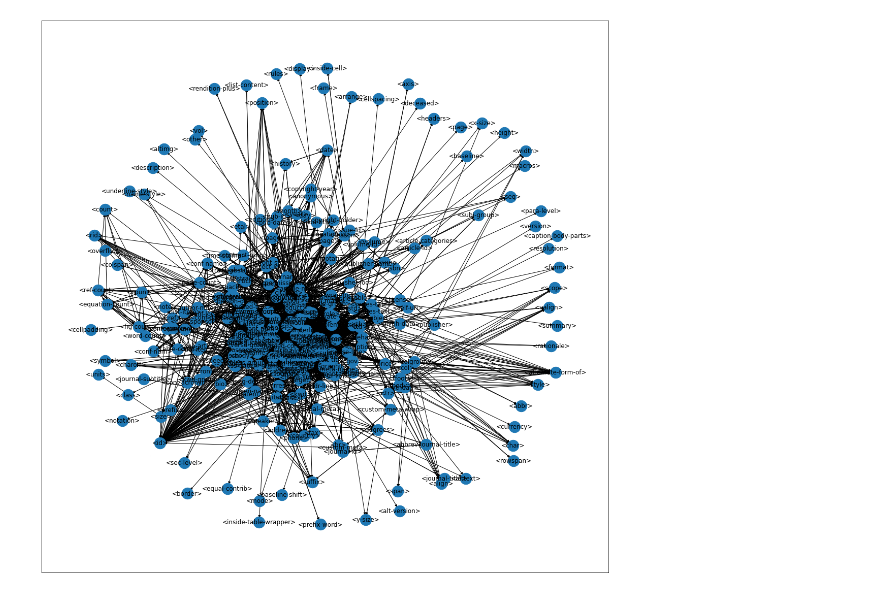
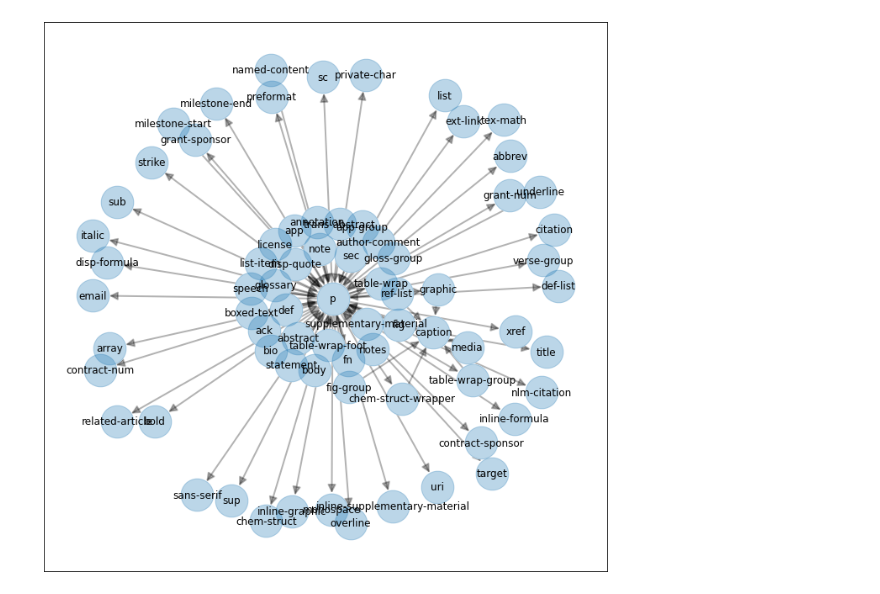
Before and after one commit to marnec/pubmedpy, a Jupyter notebook: Untitled.ipynb, the cells around one changed output. Saved outputs shown, nothing was run; the diff lists cells and outputs as text; code cells hidden in the pictures.

```diff
--- a/Untitled.ipynb
+++ b/Untitled.ipynb
@@ -43,15 +39,0 @@ G = nx.DiGraph(list(edges))
-# %%
-options = {
-    'node_color': 'white',
-    'node_size': 10,
-    'width': 1,
-    'arrowstyle': '-|>',
-    'arrowsize': 10,
-}
-fig, axes = plt.subplots(figsize=(20, 20))
-pos = nx.spring_layout(G, k=100/len(G.nodes()))
-nx.draw_networkx_nodes(G, pos, node_size = 500)
-nx.draw_networkx_labels(G, pos)
-nx.draw_networkx_edges(G, pos, arrows=True, arrowstyle='-|>');
-# %% [output]
-[figure, removed]
@@ -57,0 +48,17 @@ nx.draw_networkx_edges(G, pos, arrows=True, arrowstyle='-|>');
+# %%
+G = nx.DiGraph(list(filter(lambda link: any([e in {'p', 'caption'} for e in link]),  edges)))
+fig, axes = plt.subplots(figsize=(12, 12))
+pos = nx.spring_layout(G, k=30/len(G.edges))
+
+nx.draw_networkx_edges(G, pos=pos, with_labels=True, node_size=1500, alpha=0.3, arrows=True,
+        arrowsize=20, width=2)
+# draw white circles over the lines
+nx.draw_networkx_nodes(G, pos=pos, with_labels=True, node_size=1500, alpha=1, arrows=True,
+        arrowsize=20, width=2, node_color='w')
+# draw the nodes as desired
+nx.draw_networkx_nodes(G, pos=pos, node_size=1500, alpha=.3, arrows=True,
+        arrowsize=20, width=2)
+nx.draw_networkx_labels(G, pos=pos)
+plt.savefig('data/hierarchy_network.png', dpi=150)
+# %% [output]
+[figure, added]
```
Also changed, not shown: parts of 6 cells of this notebook, 7 other files.
